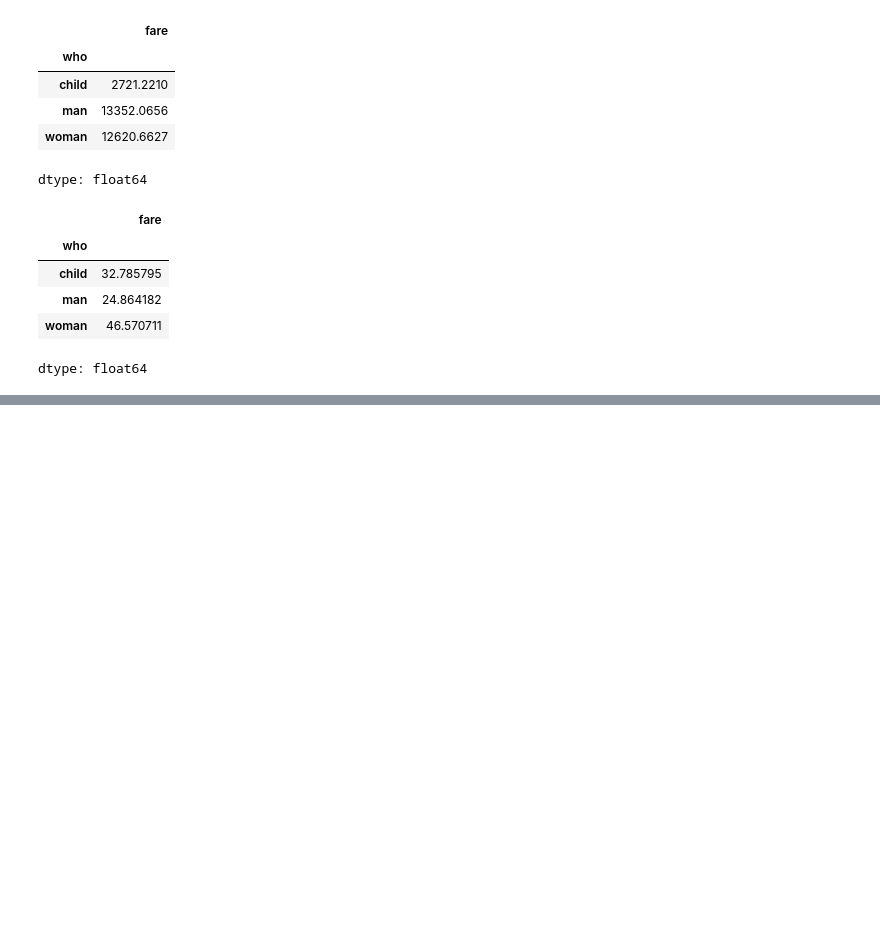
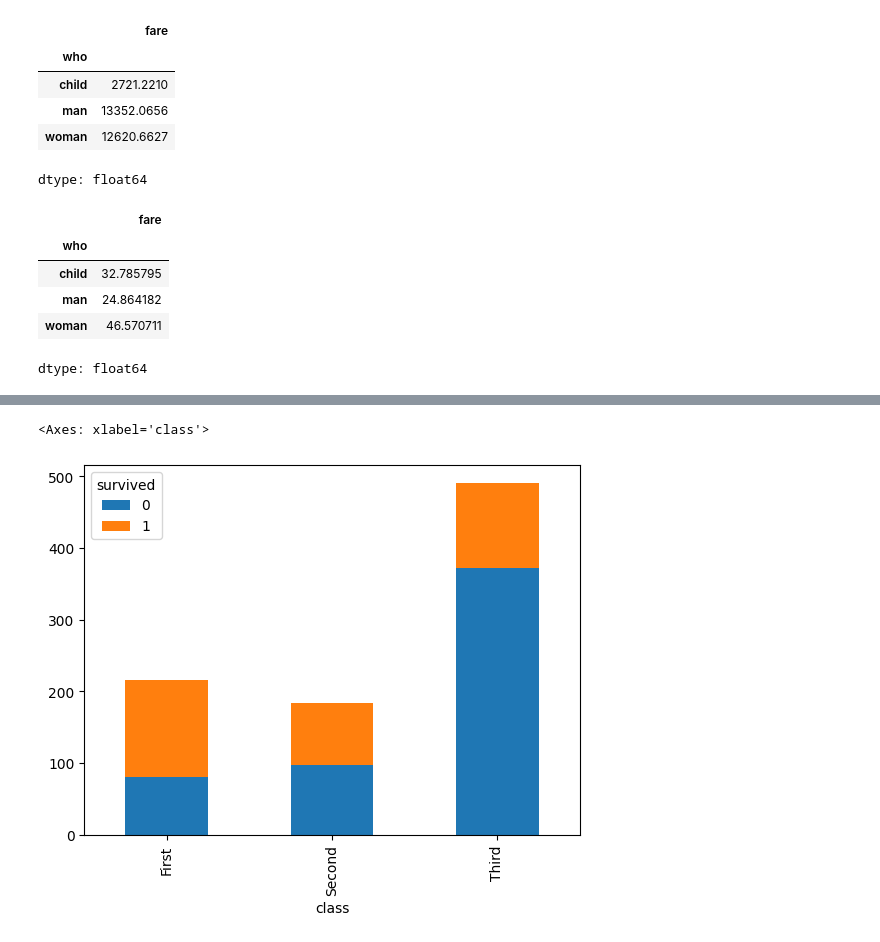
Before and after one commit to SimoRinaldi/Machine-Learning-Uni, a Jupyter notebook: 05a-pandas-titanic.ipynb, the cells around one changed output, grey strips where cells are left out. Cells and saved outputs as stored; diff of their text form; code cells hidden in the pictures; blank space fills up the shorter version.

```diff
--- a/05a-pandas-titanic.ipynb
+++ b/05a-pandas-titanic.ipynb
@@ -763,0 +784,5 @@ df.boxplot('age', by='who');
+# %%
+pd.crosstab(df['class'], df['survived']).plot(kind='bar', stacked=True)
+# %% [output]
+<Axes: xlabel='class'>
+[figure, added]
```
Also changed, not shown: parts of 5 cells of this notebook.
